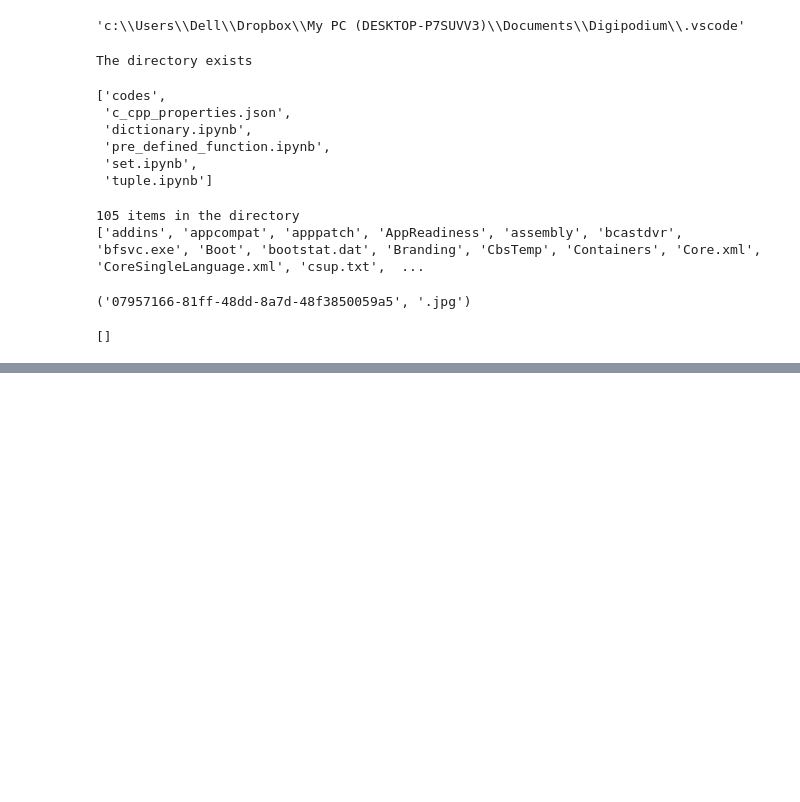
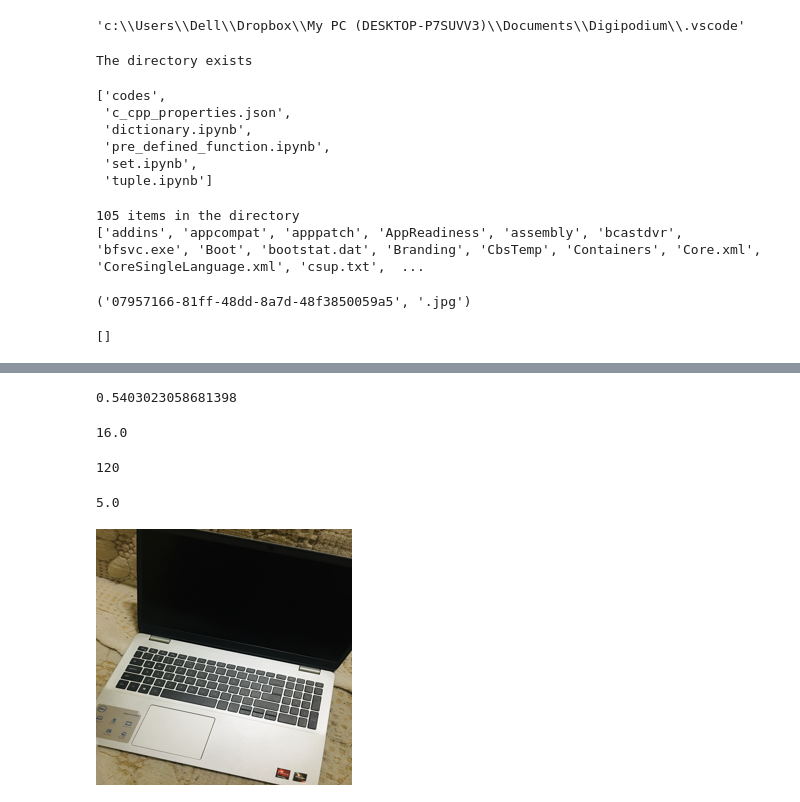
Before and after one commit to Naushad75/Digipodium, a Jupyter notebook: pre_defined_function.ipynb, the cells around one changed output, grey strips where cells are left out. Cells and saved outputs as stored; diff of their text form; code cells hidden in the pictures; blank space fills up the shorter version.

```diff
--- a/pre_defined_function.ipynb
+++ b/pre_defined_function.ipynb
@@ -61,0 +107,16 @@ diceoptions
+# %%
+math.cos(1)
+# %% [output]
+0.5403023058681398
+# %%
+math.sqrt(256)
+# %% [output]
+16.0
+# %%
+math.factorial(5)
+# %% [output]
+120
+# %%
+math.hypot(3, 4)
+# %% [output]
+5.0
@@ -61,0 +125,4 @@ diceoptions
+# %%
+Image.open("D:\photo\IMG_2081.JPG").resize((256,256))
+# %% [output]
+[figure, added]
```
Also changed, not shown: parts of 15 cells of this notebook, 1 other file.
